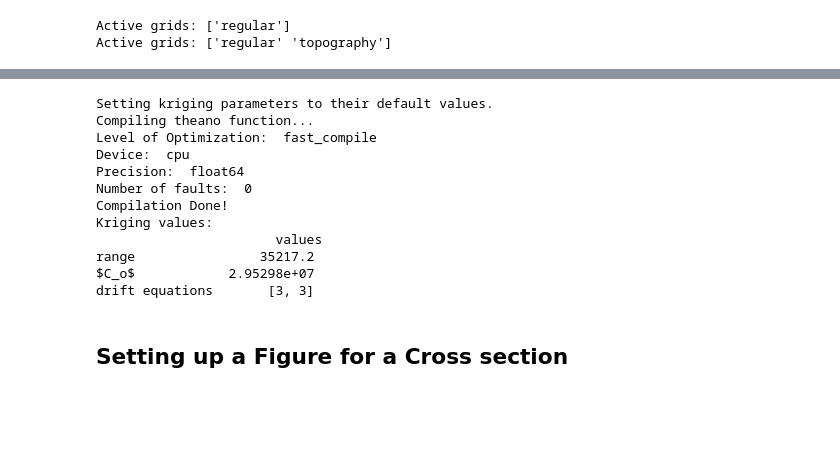
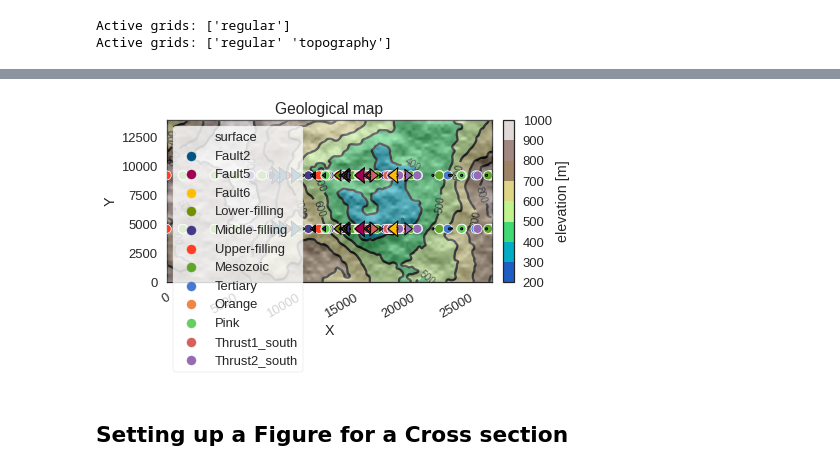
Before and after one commit to Japhiolite/PCT-modelling, a Jupyter notebook: notebooks/GemPy_PCT_new_plotting.ipynb, the cells around one changed output, grey strips where cells are left out. Saved outputs shown, nothing was run; the diff lists cells and outputs as text; code cells hidden in the pictures; blank space fills up the shorter version.

```diff
--- a/notebooks/GemPy_PCT_new_plotting.ipynb
+++ b/notebooks/GemPy_PCT_new_plotting.ipynb
@@ -48,23 +50,9 @@ gp.plot_2d(geo_model, show_data=True, show_topography=True)
-# %%
-# Set the interpolator function
-# Create the theano model
-gp.set_interpolator(geo_model,
-                         compile_theano=True,
-                         theano_optimizer='fast_compile',
-                         verbose=[]);
-# %% [output]
-Setting kriging parameters to their default values.
-Compiling theano function...
-Level of Optimization:  fast_compile
-Device:  cpu
-Precision:  float64
-Number of faults:  0
-Compilation Done!
-Kriging values:
-                       values
-range                35217.2
-$C_o$            2.95298e+07
-drift equations       [3, 3]
+# %%
+gp.plot_2d(geo_model, show_data=False, show_topography=True, show_values=False, section_names=['topography'],
+          show_results=False)
+plt.show()
+# %% [output]
+[figure, added]
 # %% [markdown]
 ## Setting up a Figure for a Cross section
 # %%
```
Also changed, not shown: parts of 19 cells of this notebook, 6 other files.
